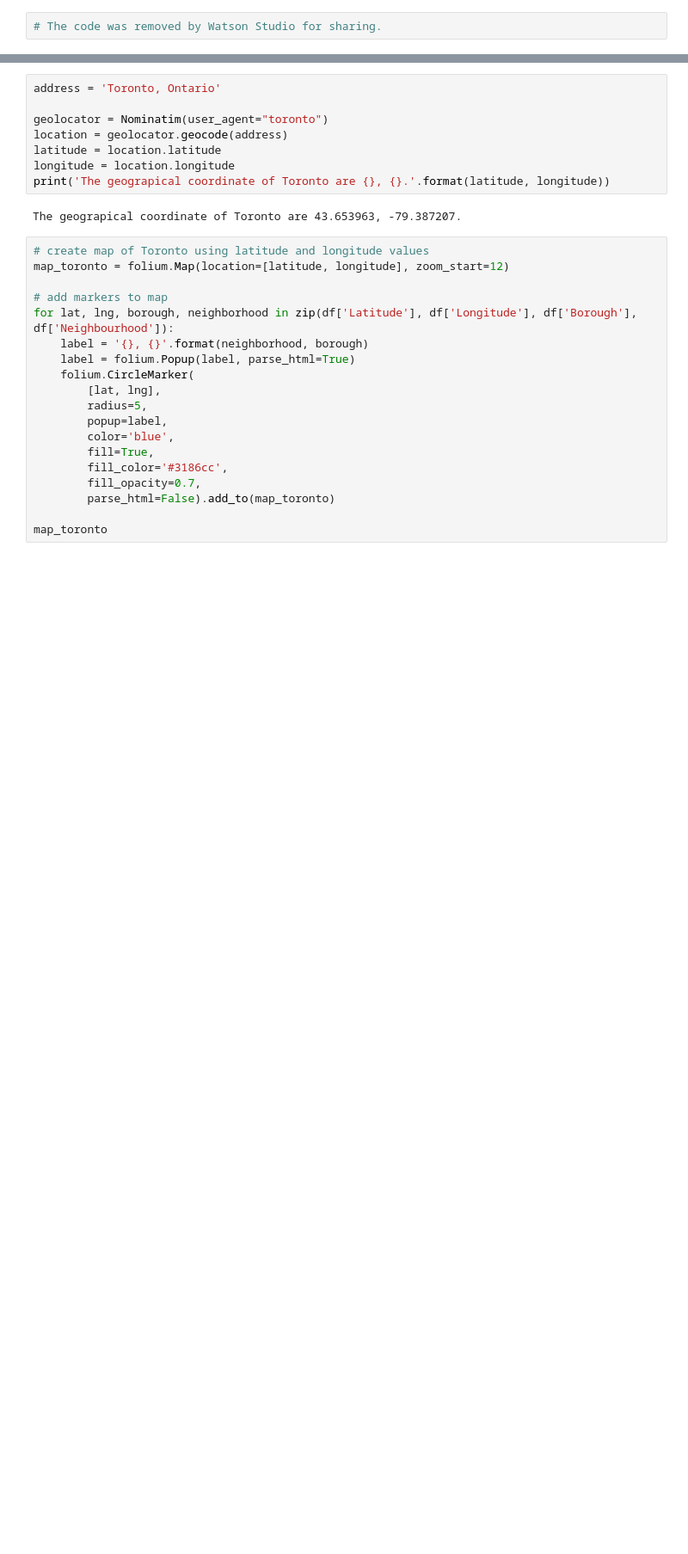
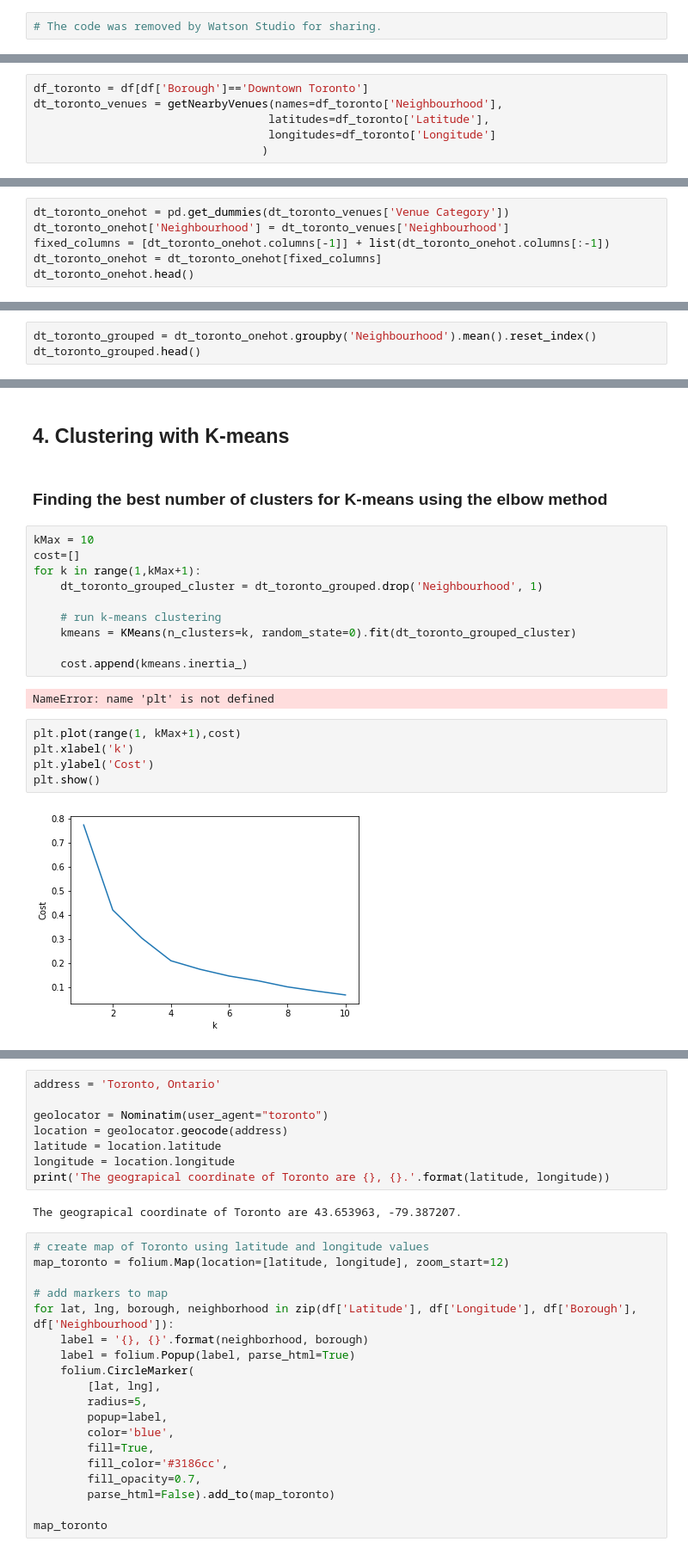
Before and after one commit to shengan-zhan/Coursera_Capstone, a Jupyter notebook: capstone_project.ipynb, the cells around one changed output, grey strips where cells are left out. Shown: that part at 86% size. Cells and saved outputs as stored; diff of their text form; blank space fills up the shorter version.

```diff
--- a/capstone_project.ipynb
+++ b/capstone_project.ipynb
@@ -104,0 +203,6 @@ df.head()
+# %%
+df_toronto = df[df['Borough']=='Downtown Toronto']
+dt_toronto_venues = getNearbyVenues(names=df_toronto['Neighbourhood'],
+                                   latitudes=df_toronto['Latitude'],
+                                   longitudes=df_toronto['Longitude']
+                                  )
@@ -150,0 +274,6 @@ Libraries imported.
+# %%
+dt_toronto_onehot = pd.get_dummies(dt_toronto_venues['Venue Category'])
+dt_toronto_onehot['Neighbourhood'] = dt_toronto_venues['Neighbourhood']
+fixed_columns = [dt_toronto_onehot.columns[-1]] + list(dt_toronto_onehot.columns[:-1])
+dt_toronto_onehot = dt_toronto_onehot[fixed_columns]
+dt_toronto_onehot.head()
@@ -150,0 +287,3 @@ Libraries imported.
+# %%
+dt_toronto_grouped = dt_toronto_onehot.groupby('Neighbourhood').mean().reset_index()
+dt_toronto_grouped.head()
@@ -150,0 +374,24 @@ Libraries imported.
+# %% [markdown]
+<a id='item4'></a>
+## 4. Clustering with K-means
+# %% [markdown]
+### Finding the best number of clusters for K-means using the elbow method
+# %%
+kMax = 10
+cost=[]
+for k in range(1,kMax+1):
+    dt_toronto_grouped_cluster = dt_toronto_grouped.drop('Neighbourhood', 1)
+
+    # run k-means clustering
+    kmeans = KMeans(n_clusters=k, random_state=0).fit(dt_toronto_grouped_cluster)
+
+    cost.append(kmeans.inertia_)
+# %% [output]
+NameError: name 'plt' is not defined
+# %%
+plt.plot(range(1, kMax+1),cost)
+plt.xlabel('k')
+plt.ylabel('Cost')
+plt.show()
+# %% [output]
+[figure, added]
```
Also changed, not shown: parts of 38 cells of this notebook.
